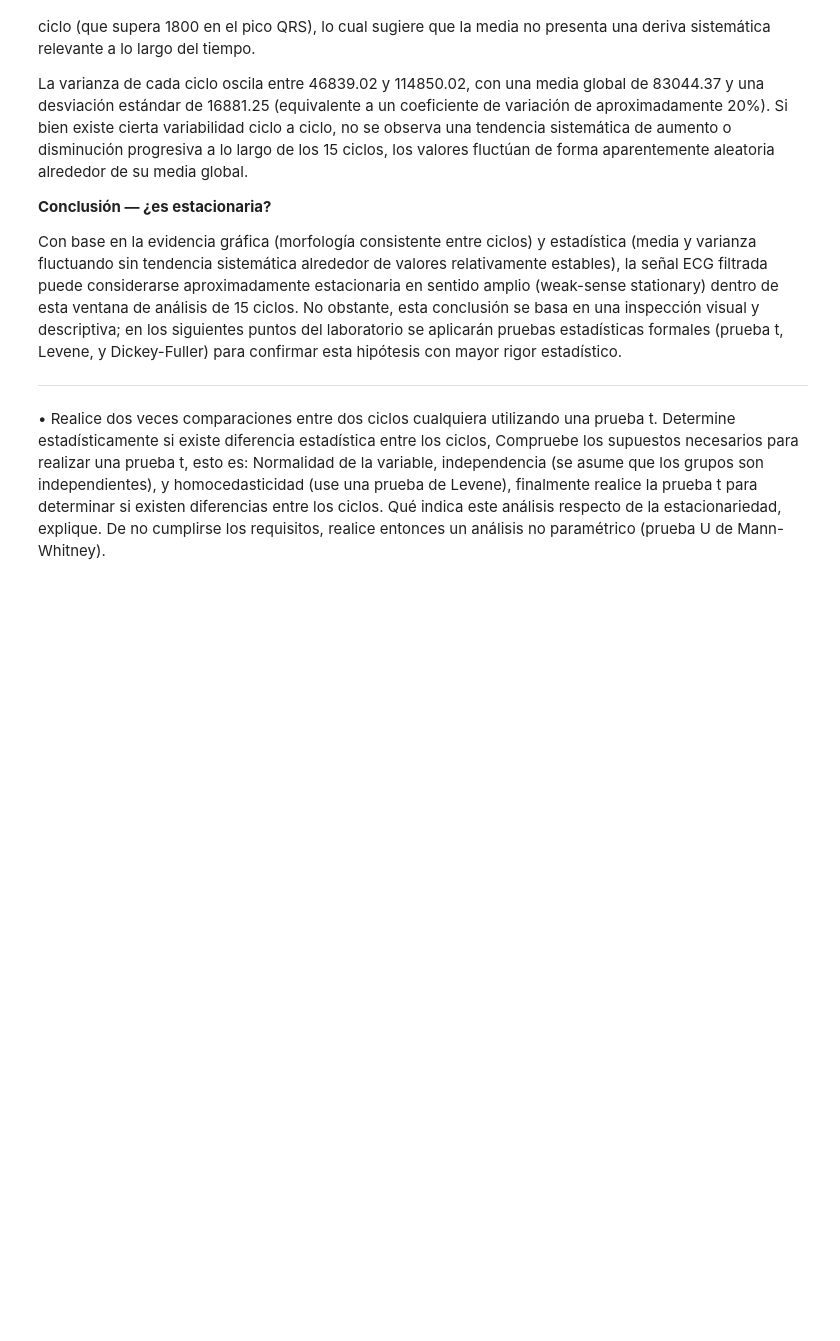
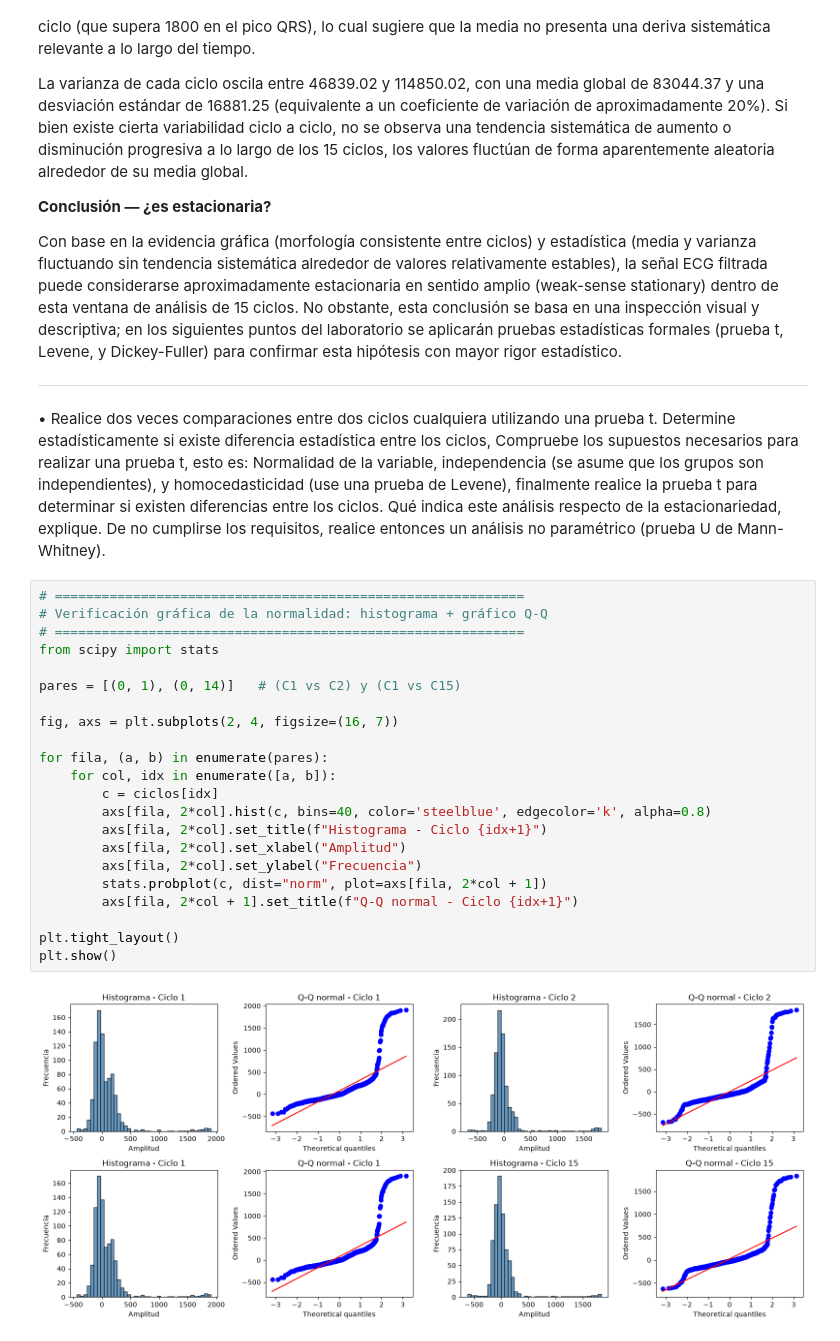
Before and after one commit to valentinamoralese/Biose-ales-Valentina-Morales-Paula-Garcia, a Jupyter notebook: Practica2_Valentina_Paula.ipynb, the cells around one changed output. Saved outputs shown, nothing was run; the diff lists cells and outputs as text; blank space fills up the shorter version.

```diff
--- a/Practica2_Valentina_Paula.ipynb
+++ b/Practica2_Valentina_Paula.ipynb
@@ -335,3 +335,27 @@ Con base en la evidencia gráfica (morfología consistente entre ciclos) y estad
 ---
 # %% [markdown]
 •	Realice dos veces comparaciones entre dos ciclos cualquiera utilizando una prueba t. Determine estadísticamente si existe diferencia estadística entre los ciclos, Compruebe los supuestos necesarios para realizar una prueba t, esto es: Normalidad de la variable, independencia (se asume que los grupos son independientes), y homocedasticidad (use una prueba de Levene), finalmente realice la prueba t para determinar si existen diferencias entre los ciclos. Qué indica este análisis respecto de la estacionariedad, explique. De no cumplirse los requisitos, realice entonces un análisis no paramétrico (prueba U de Mann-Whitney).
+# %%
+# ============================================================
+# Verificación gráfica de la normalidad: histograma + gráfico Q-Q
+# ============================================================
+from scipy import stats
+
+pares = [(0, 1), (0, 14)]   # (C1 vs C2) y (C1 vs C15)
+
+fig, axs = plt.subplots(2, 4, figsize=(16, 7))
+
+for fila, (a, b) in enumerate(pares):
+    for col, idx in enumerate([a, b]):
+        c = ciclos[idx]
+        axs[fila, 2*col].hist(c, bins=40, color='steelblue', edgecolor='k', alpha=0.8)
+        axs[fila, 2*col].set_title(f"Histograma - Ciclo {idx+1}")
+        axs[fila, 2*col].set_xlabel("Amplitud")
+        axs[fila, 2*col].set_ylabel("Frecuencia")
+        stats.probplot(c, dist="norm", plot=axs[fila, 2*col + 1])
+        axs[fila, 2*col + 1].set_title(f"Q-Q normal - Ciclo {idx+1}")
+
+plt.tight_layout()
+plt.show()
+# %% [output]
+[figure, added]
```
Also changed, not shown: parts of 13 cells of this notebook.
